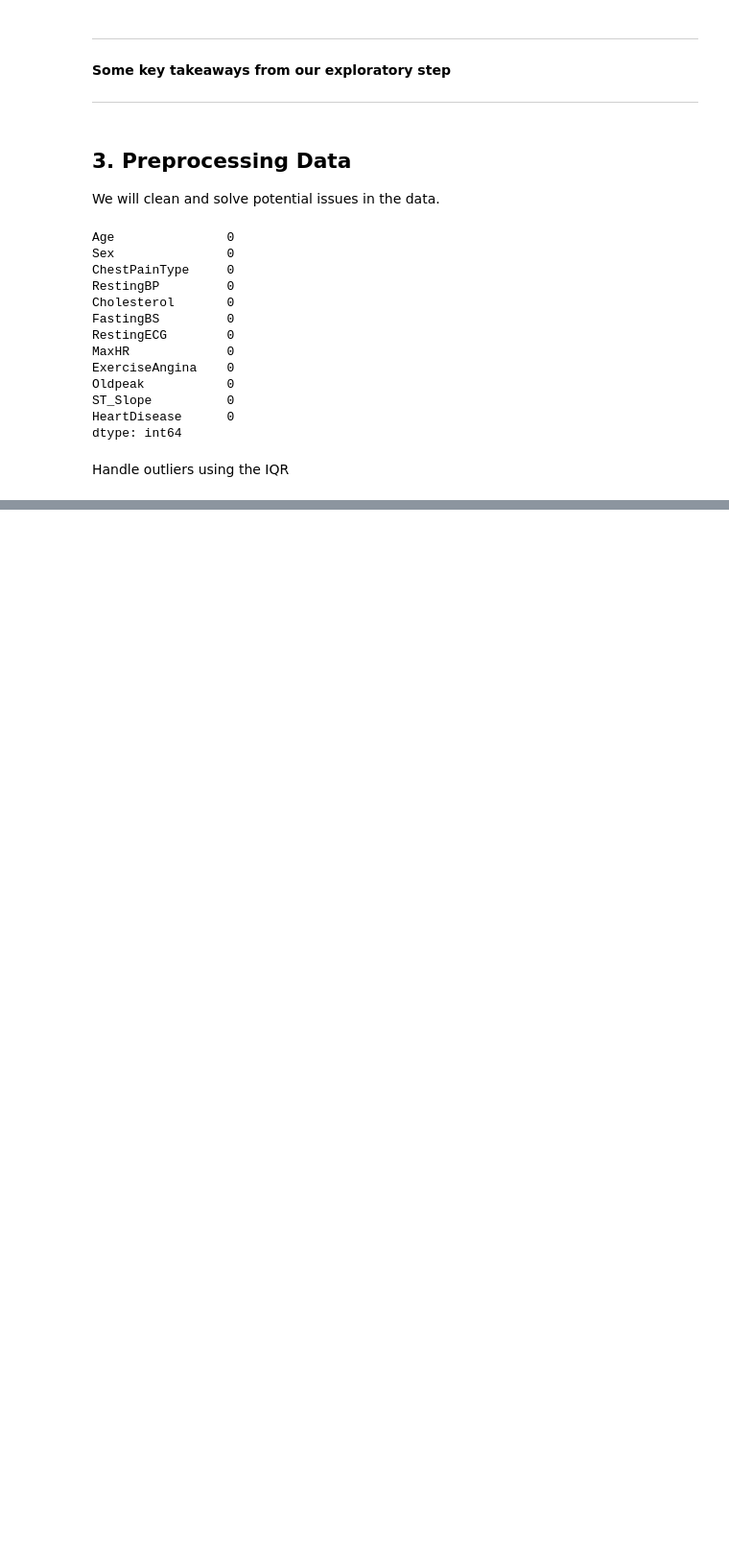
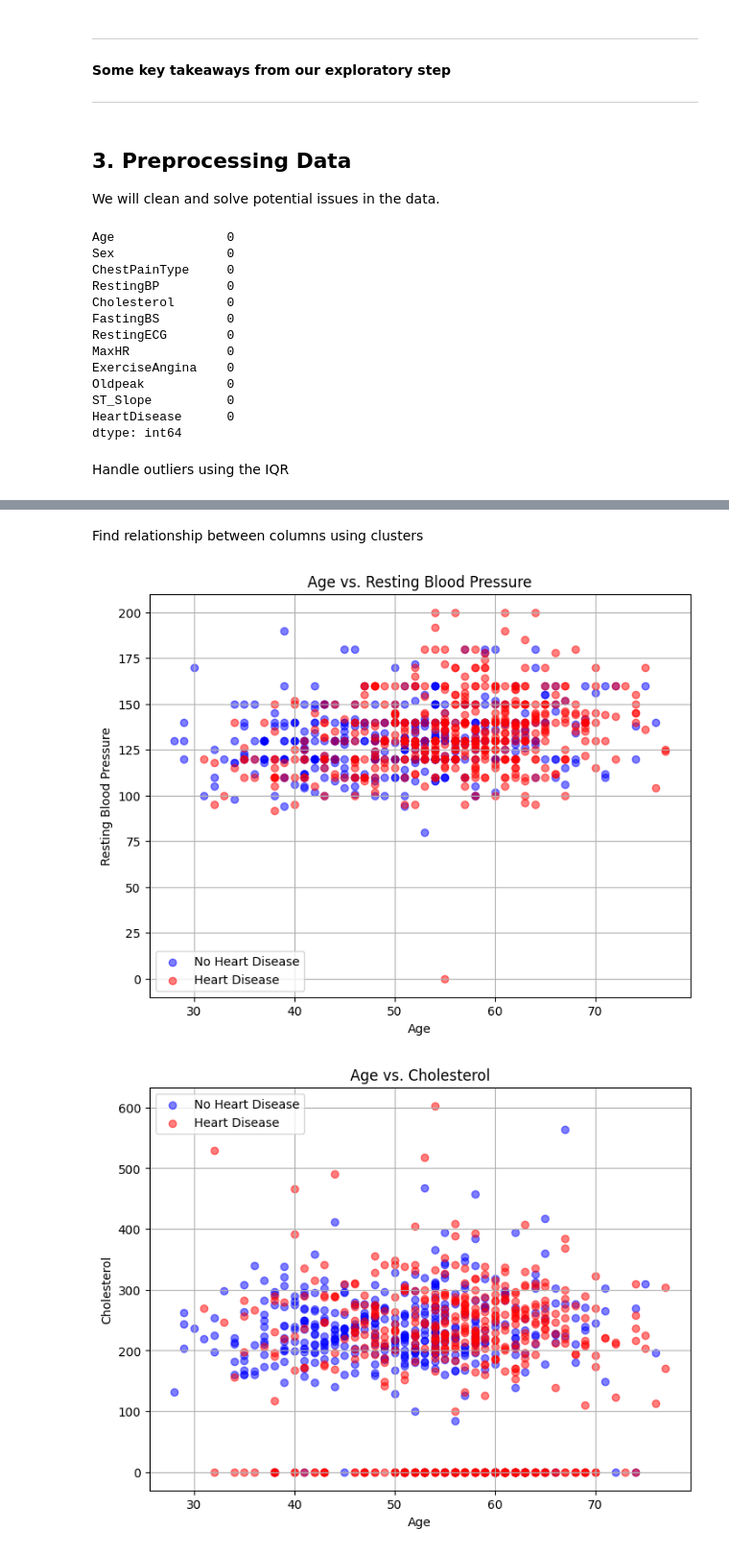
Before and after one commit to gurvirboparai/heartfailureML, a Jupyter notebook: heartfailure.ipynb, the cells around one changed output, grey strips where cells are left out. Shown: that part at 96% size. Cells and saved outputs as stored; diff of their text form; code cells hidden in the pictures; blank space fills up the shorter version.

```diff
--- a/heartfailure.ipynb
+++ b/heartfailure.ipynb
@@ -210,3 +210,37 @@ df_no_outlier.describe()
 | 50% | 52.000000 | 130.000000 | 234.000000 | 0.0 | 142.000000 | 0.300000 | 0.000000 |
 | 75% | 58.000000 | 140.000000 | 272.000000 | 0.0 | 160.000000 | 1.500000 | 1.000000 |
 | max | 77.000000 | 170.000000 | 404.000000 | 0.0 | 202.000000 | 3.600000 | 1.000000 |
+# %% [markdown]
+Find relationship between columns using clusters
+# %%
+age = df['Age']
+resting_bp = df['RestingBP']
+heart_disease = df['HeartDisease']
+chol = df['Cholesterol']
+heart_disease = df['HeartDisease']
+
+# Plotting Age vs. RestingBP
+plt.figure(figsize=(8, 6))
+plt.scatter(age[heart_disease == 0], resting_bp[heart_disease == 0], color='blue', alpha=0.5, label='No Heart Disease')
+plt.scatter(age[heart_disease == 1], resting_bp[heart_disease == 1], color='red', alpha=0.5, label='Heart Disease')
+plt.title('Age vs. Resting Blood Pressure')
+plt.xlabel('Age')
+plt.ylabel('Resting Blood Pressure')
+plt.legend()
+plt.grid(True)
+plt.show()
+
+
+# Plotting Age vs. RestingBP
+plt.figure(figsize=(8, 6))
+plt.scatter(age[heart_disease == 0], chol[heart_disease == 0], color='blue', alpha=0.5, label='No Heart Disease')
+plt.scatter(age[heart_disease == 1], chol[heart_disease == 1], color='red', alpha=0.5, label='Heart Disease')
+plt.title('Age vs. Cholesterol')
+plt.xlabel('Age')
+plt.ylabel('Cholesterol')
+plt.legend()
+plt.grid(True)
+plt.show()
+# %% [output]
+[figure, added]
+[figure, added]
```
Also changed, not shown: parts of 2 cells of this notebook.
